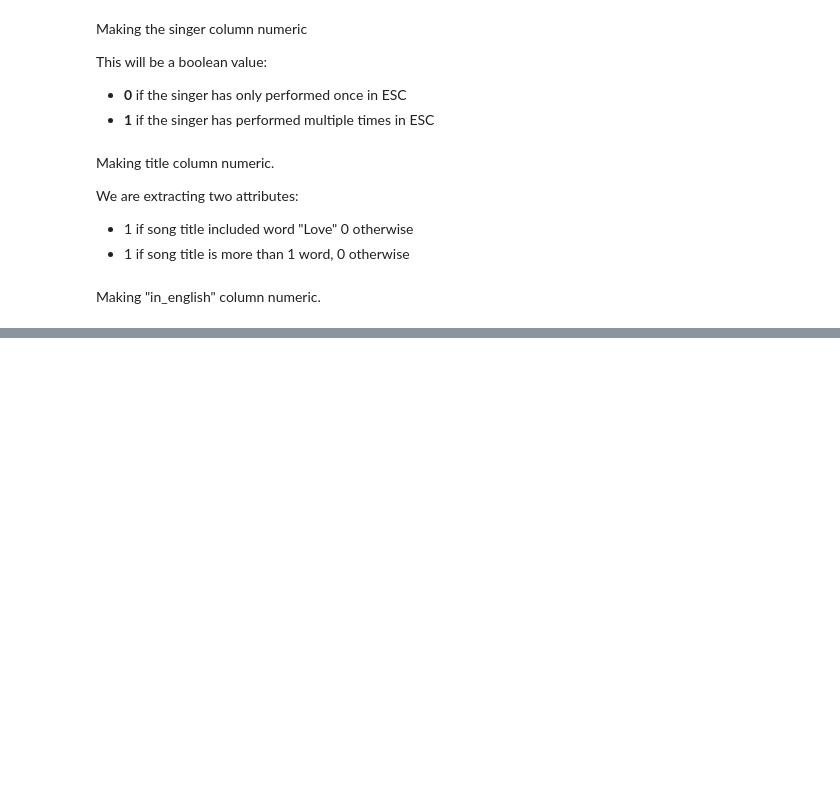
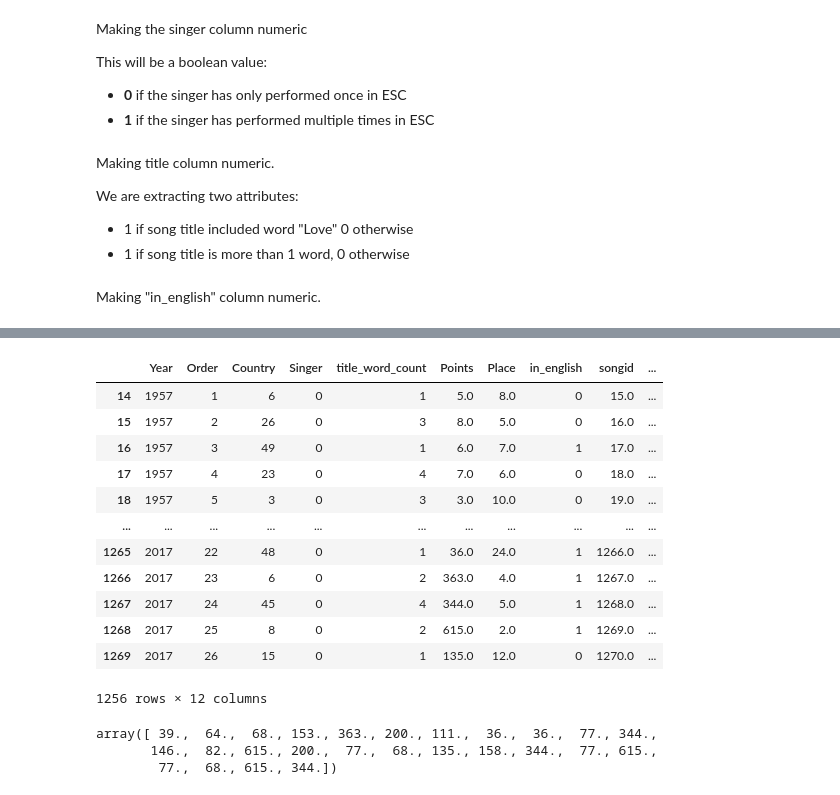
Before and after one commit to MarekMurumae/Eurovision-Betting-Odds, a Jupyter notebook: drafts/data_preparation.ipynb, the cells around one changed output, grey strips where cells are left out. Saved outputs shown, nothing was run; the diff lists cells and outputs as text; code cells hidden in the pictures; blank space fills up the shorter version.

Commit message:
attempting to train a model

```diff
--- a/drafts/data_preparation.ipynb
+++ b/drafts/data_preparation.ipynb
@@ -87,0 +82,43 @@ data
+# %%
+data = data.drop('song_id', axis=1)
+data.drop(columns=['Place'], axis=1)
+y = data.iloc[:, [0, 5]]
+
+y_train = y[y["Year"] != 2018]["Points"] # y_train
+y_test = y[y["Year"] == 2018]["Points"] # y_test
+
+X_train = data[data["Year"] != 2018] # X_train
+X_test = data[data["Year"] == 2018] # X_test
+# %%
+X_train
+# %% [output]
+|  | Year | Order | Country | Singer | title_word_count | Points | Place | in_english | songid | ... |
+| 14 | 1957 | 1 | 6 | 0 | 1 | 5.0 | 8.0 | 0 | 15.0 | ... |
+| 15 | 1957 | 2 | 26 | 0 | 3 | 8.0 | 5.0 | 0 | 16.0 | ... |
+| 16 | 1957 | 3 | 49 | 0 | 1 | 6.0 | 7.0 | 1 | 17.0 | ... |
+| 17 | 1957 | 4 | 23 | 0 | 4 | 7.0 | 6.0 | 0 | 18.0 | ... |
+| 18 | 1957 | 5 | 3 | 0 | 3 | 3.0 | 10.0 | 0 | 19.0 | ... |
+| ... | ... | ... | ... | ... | ... | ... | ... | ... | ... | ... |
+| 1265 | 2017 | 22 | 48 | 0 | 1 | 36.0 | 24.0 | 1 | 1266.0 | ... |
+| 1266 | 2017 | 23 | 6 | 0 | 2 | 363.0 | 4.0 | 1 | 1267.0 | ... |
+| 1267 | 2017 | 24 | 45 | 0 | 4 | 344.0 | 5.0 | 1 | 1268.0 | ... |
+| 1268 | 2017 | 25 | 8 | 0 | 2 | 615.0 | 2.0 | 1 | 1269.0 | ... |
+| 1269 | 2017 | 26 | 15 | 0 | 1 | 135.0 | 12.0 | 0 | 1270.0 | ... |
+1256 rows × 12 columns
+# %%
+from sklearn.svm import SVC
+from sklearn.model_selection import train_test_split
+from sklearn.ensemble import RandomForestClassifier
+
+classifier = RandomForestClassifier() # SVC(kernel="linear") # see on liiga aeglane
+classifier.fit(X_train, y_train)
+
+accuracy = classifier.score(X_test, y_test)
+
+y_pred = classifier.predict(X_test)
+
+y_pred
+# %% [output]
+array([ 39.,  64.,  68., 153., 363., 200., 111.,  36.,  36.,  77., 344.,
+       146.,  82., 615., 200.,  77.,  68., 135., 158., 344.,  77., 615.,
+        77.,  68., 615., 344.])
```
Also changed, not shown: parts of 4 cells of this notebook.
